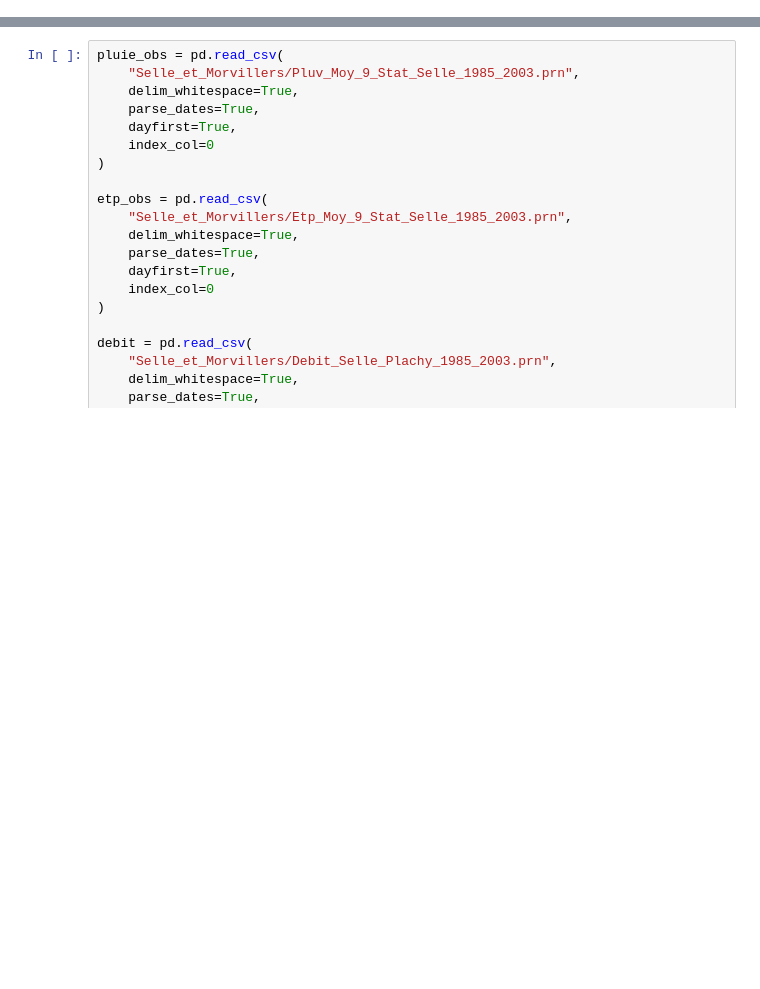
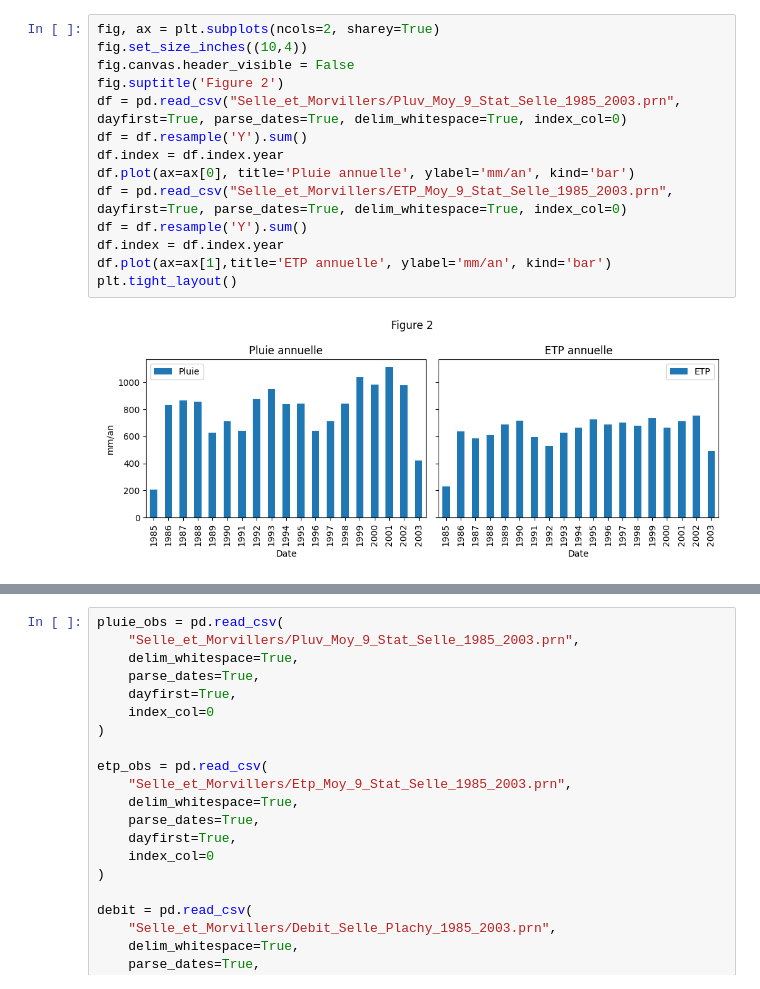
Before and after one commit to jpvergnes/formation_cc, a Jupyter notebook: tuto_hydro.ipynb, the cells around one changed output, grey strips where cells are left out. Saved outputs shown, nothing was run; the diff lists cells and outputs as text; blank space fills up the shorter version.

```diff
--- a/tuto_hydro.ipynb
+++ b/tuto_hydro.ipynb
@@ -10,6 +25,22 @@ La rivière Selle est un affluent du fleuve de la Somme située au nord de la Fr
 | <img src="bassin_selle.png" alt="Bassin de la Selle" width="500"/> |
 |---|
 | *Figure 1 : Bassin de la Selle. Le piézomètre de Morvillers et la station hydrométrique de la Selle à Plachy sont indiqués en rouge. La grille correspond à la grille de 8 km de résolution des données DRIAS 2020* |
+# %%
+fig, ax = plt.subplots(ncols=2, sharey=True)
+fig.set_size_inches((10,4))
+fig.canvas.header_visible = False
+fig.suptitle('Figure 2')
+df = pd.read_csv("Selle_et_Morvillers/Pluv_Moy_9_Stat_Selle_1985_2003.prn", dayfirst=True, parse_dates=True, delim_whitespace=True, index_col=0)
+df = df.resample('Y').sum()
+df.index = df.index.year
+df.plot(ax=ax[0], title='Pluie annuelle', ylabel='mm/an', kind='bar')
+df = pd.read_csv("Selle_et_Morvillers/ETP_Moy_9_Stat_Selle_1985_2003.prn", dayfirst=True, parse_dates=True, delim_whitespace=True, index_col=0)
+df = df.resample('Y').sum()
+df.index = df.index.year
+df.plot(ax=ax[1],title='ETP annuelle', ylabel='mm/an', kind='bar')
+plt.tight_layout()
+# %% [output]
+[figure, added]
 # %% [markdown]
 ***
 # Calage du modèle
```
Also changed, not shown: parts of 8 cells of this notebook, 3 other files.
